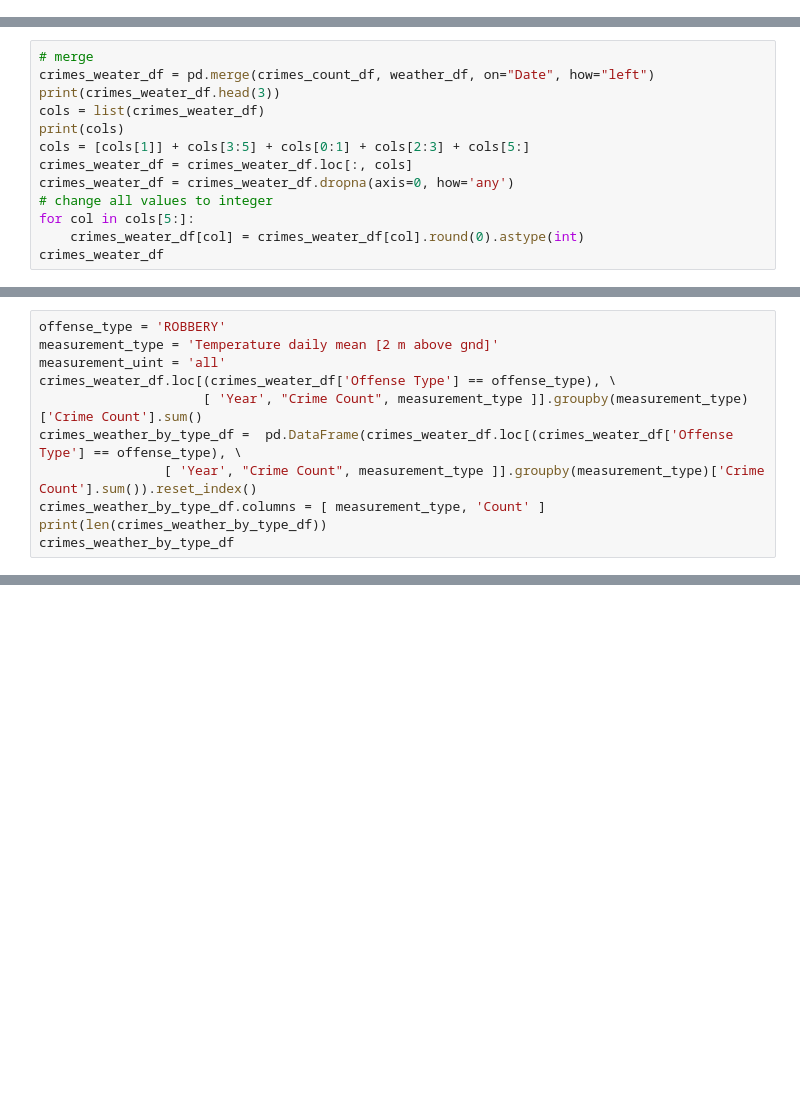
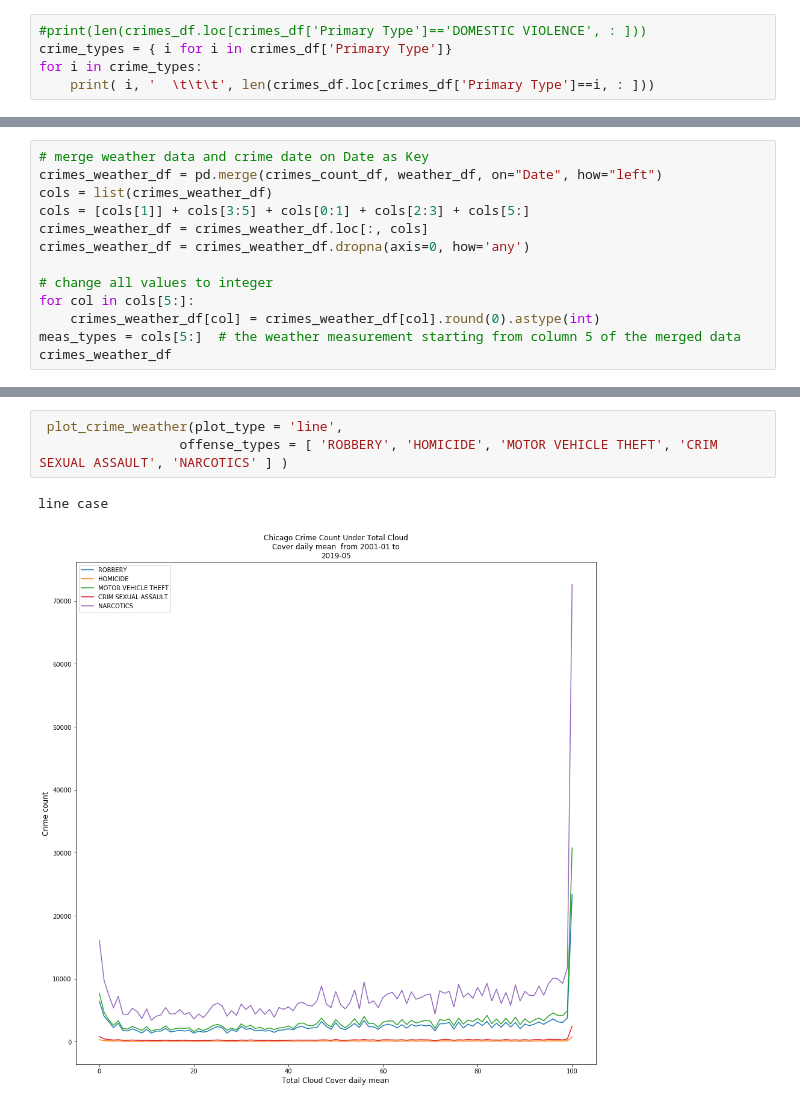
Before and after one commit to divyatv/ChicagoCrimeDataAnalysis_project1, a Jupyter notebook: crimes_weather.ipynb, the cells around one changed output, grey strips where cells are left out. Drawn from its saved outputs; the diff is of its cells as text; blank space fills up the shorter version.

Commit message:
Add plot to support both line and scatter types

```diff
--- a/crimes_weather.ipynb
+++ b/crimes_weather.ipynb
@@ -22,0 +31,5 @@ step3
+# %%
+#print(len(crimes_df.loc[crimes_df['Primary Type']=='DOMESTIC VIOLENCE', : ]))
+crime_types = { i for i in crimes_df['Primary Type']}
+for i in crime_types:
+    print( i, '  \t\t\t', len(crimes_df.loc[crimes_df['Primary Type']==i, : ]))
@@ -137,14 +168,14 @@ weather_df Date .dtyp= object   weather_dfYear' .dtyp= object   weather_df Month
 # %%
-# merge
-crimes_weater_df = pd.merge(crimes_count_df, weather_df, on="Date", how="left")
-print(crimes_weater_df.head(3))
-cols = list(crimes_weater_df)
-print(cols)
+# merge weather data and crime date on Date as Key
+crimes_weather_df = pd.merge(crimes_count_df, weather_df, on="Date", how="left")
+cols = list(crimes_weather_df)
 cols = [cols[1]] + cols[3:5] + cols[0:1] + cols[2:3] + cols[5:]
-crimes_weater_df = crimes_weater_df.loc[:, cols]
-crimes_weater_df = crimes_weater_df.dropna(axis=0, how='any')
+crimes_weather_df = crimes_weather_df.loc[:, cols]
+crimes_weather_df = crimes_weather_df.dropna(axis=0, how='any')
+
 # change all values to integer
 for col in cols[5:]:
-    crimes_weater_df[col] = crimes_weater_df[col].round(0).astype(int)
-crimes_weater_df
+    crimes_weather_df[col] = crimes_weather_df[col].round(0).astype(int)
+meas_types = cols[5:]  # the weather measurement starting from column 5 of the merged data
+crimes_weather_df
 # %% [output]
@@ -208,14 +243,3 @@ crimes_types
  'STALKING',
  'THEFT',
  'WEAPONS VIOLATION'}
-# %%
-offense_type = 'ROBBERY'
-measurement_type = 'Temperature daily mean [2 m above gnd]'
-measurement_uint = 'all'
-crimes_weater_df.loc[(crimes_weater_df['Offense Type'] == offense_type), \
-                     [ 'Year', "Crime Count", measurement_type ]].groupby(measurement_type)['Crime Count'].sum()
-crimes_weather_by_type_df =  pd.DataFrame(crimes_weater_df.loc[(crimes_weater_df['Offense Type'] == offense_type), \
-                [ 'Year', "Crime Count", measurement_type ]].groupby(measurement_type)['Crime Count'].sum()).reset_index()
-crimes_weather_by_type_df.columns = [ measurement_type, 'Count' ]
-print(len(crimes_weather_by_type_df))
-crimes_weather_by_type_df
@@ -246,0 +298,6 @@ plt.show()
+# %%
+ plot_crime_weather(plot_type = 'line',
+                  offense_types = [ 'ROBBERY', 'HOMICIDE', 'MOTOR VEHICLE THEFT', 'CRIM SEXUAL ASSAULT', 'NARCOTICS' ] )
+# %% [output]
+line case
+[figure, added]
```
Also changed, not shown: parts of 18 cells of this notebook, 1 other file.
